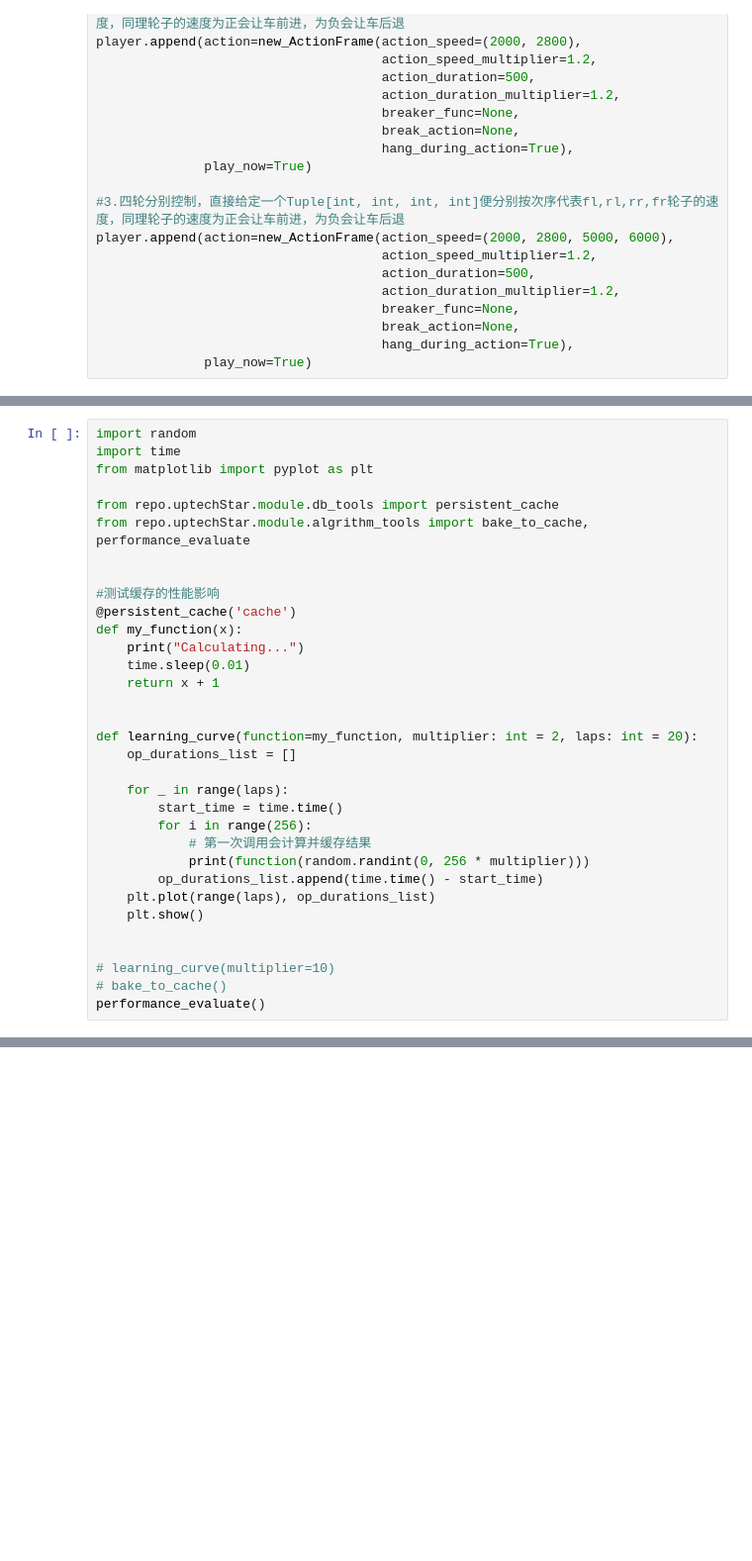
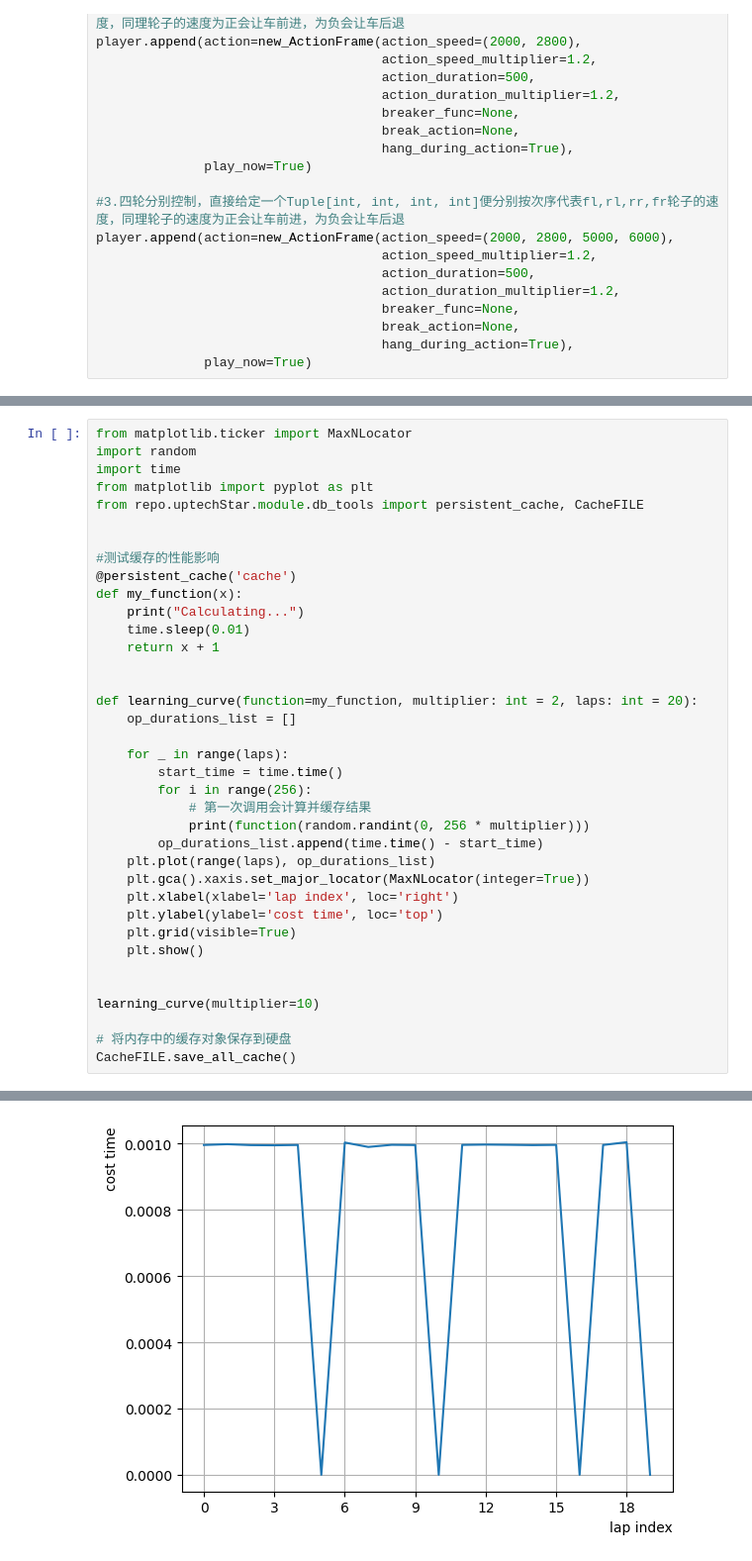
Before and after one commit to Kazu-Kusa/BattleBot_Kazu_Control, a Jupyter notebook: unit_test.ipynb, the cells around one changed output, grey strips where cells are left out. Shown: that part at 99% size. Cells and saved outputs as stored; diff of their text form; blank space fills up the shorter version.

```diff
--- a/unit_test.ipynb
+++ b/unit_test.ipynb
@@ -86,10 +112,9 @@ player.append(action=new_ActionFrame(action_speed=(2000, 2800, 5000, 6000),
 # %%
+from matplotlib.ticker import MaxNLocator
 import random
 import time
 from matplotlib import pyplot as plt
-
-from repo.uptechStar.module.db_tools import persistent_cache
-from repo.uptechStar.module.algrithm_tools import bake_to_cache, performance_evaluate
+from repo.uptechStar.module.db_tools import persistent_cache, CacheFILE
 
 
 #测试缓存的性能影响
@@ -110,9 +135,15 @@ def learning_curve(function=my_function, multiplier: int = 2, laps: int = 20):
             print(function(random.randint(0, 256 * multiplier)))
         op_durations_list.append(time.time() - start_time)
     plt.plot(range(laps), op_durations_list)
+    plt.gca().xaxis.set_major_locator(MaxNLocator(integer=True))
+    plt.xlabel(xlabel='lap index', loc='right')
+    plt.ylabel(ylabel='cost time', loc='top')
+    plt.grid(visible=True)
     plt.show()
 
 
-# learning_curve(multiplier=10)
-# bake_to_cache()
-performance_evaluate()
+learning_curve(multiplier=10)
+
+# 将内存中的缓存对象保存到硬盘
+CacheFILE.save_all_cache()
+# %% [output]
@@ -118,0 +167 @@ performance_evaluate()
+[figure, added]
```
Also changed, not shown: parts of 7 cells of this notebook.
